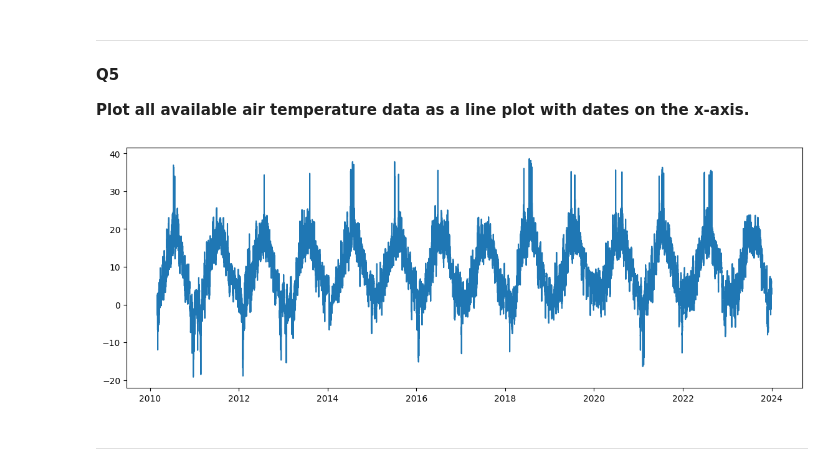
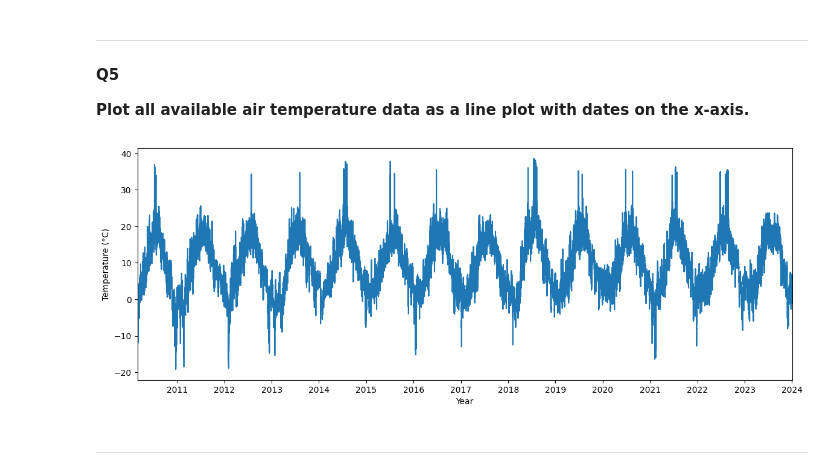
Before and after one commit to Globose/dv1597, a Jupyter notebook: a1/book.ipynb, the cells around one changed output. Cells and saved outputs as stored; diff of their text form; code cells hidden in the pictures.

```diff
--- a/a1/book.ipynb
+++ b/a1/book.ipynb
@@ -154,13 +154,22 @@ Confidence interval:  9.441 ± 0.039
 #### Q5
 **Plot all available air temperature data as a line plot with dates on the x-axis.**
 # %%
+# Create plot
 fig = mpl.figure(figsize=(14, 5))
 ax = fig.add_subplot()
+ax.plot(df['Time'],df['Lufttemperatur'])
 
-ax.plot(df['Time'],df['Lufttemperatur'])
+# Set x-axis limits and x-axis labels
+ax.set_xlim(df.iloc[0]['Time'], df.iloc[-1]['Time'])
+ax.set_xlabel('Year')
+ax.set_ylabel('Temperature (°C)')
+
+# X-tick every year
+ax.xaxis.set_major_locator(mdates.YearLocator())
+
 mpl.show()
 # %% [output]
-[figure, old version]
+[figure, new version]
 # %% [markdown]
 ***
 # %% [markdown]
```
Also changed, not shown: parts of 5 cells of this notebook.
